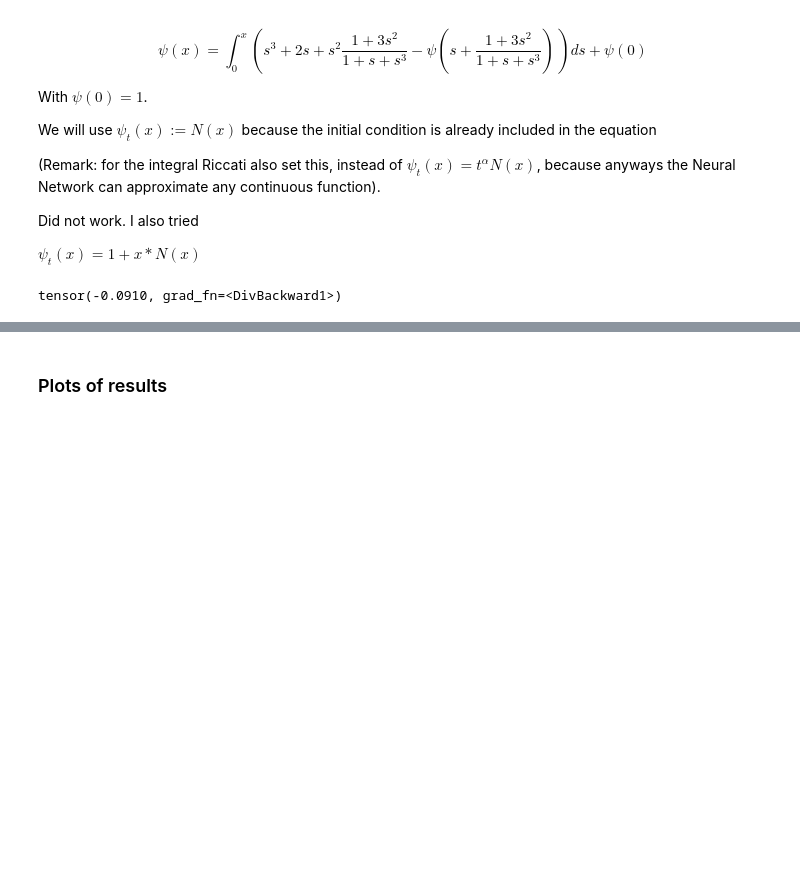
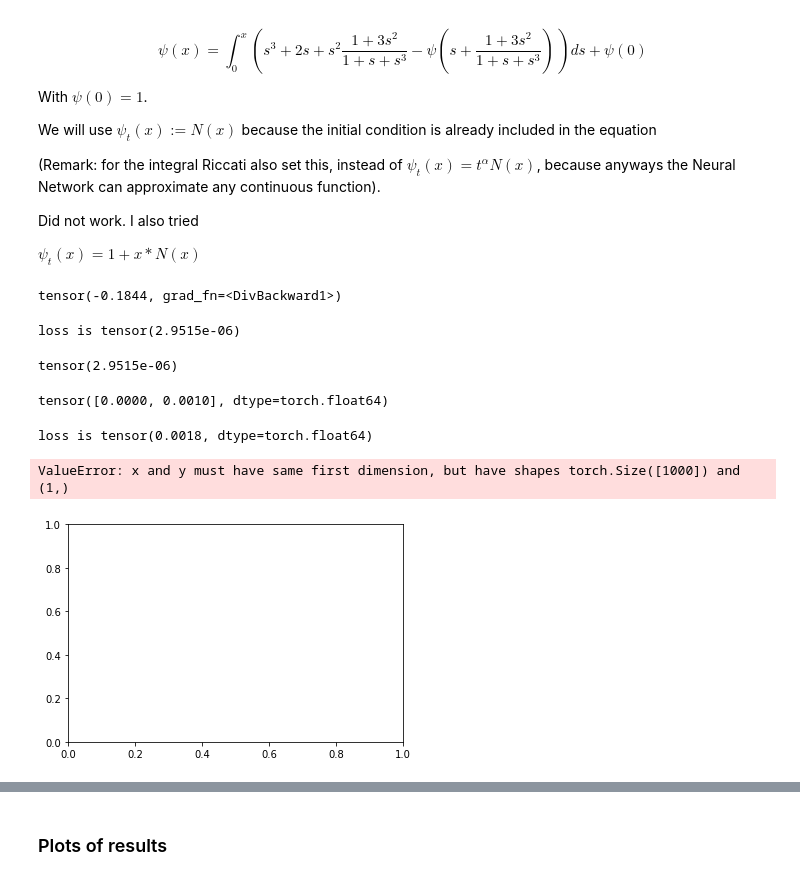
Before and after one commit to nicolahcm/code_thesis_fractional_diff_eq, a Jupyter notebook: Lagaris replicate examples.ipynb, the cells around one changed output, grey strips where cells are left out. Drawn from its saved outputs; the diff is of its cells as text; code cells hidden in the pictures; blank space fills up the shorter version.

```diff
--- a/Lagaris replicate examples.ipynb
+++ b/Lagaris replicate examples.ipynb
@@ -227,7 +229,7 @@ x = torch.Tensor(x_train)
 x.requires_grad = True
 
 
-n_rectangles = 1000000
+n_rectangles = 1000
 x_in_the_integral = np.linspace(0, 1, n_rectangles)[:, None]
 x_in_the_integral = torch.Tensor(x_in_the_integral)
 x_in_the_integral.requires_grad = True
@@ -237,23 +239,28 @@ def Integ(t):
     shape = x_truncated_up_to_t.shape[0]
     x_trun = torch.reshape(x_truncated_up_to_t, (shape,1))
 
-    y = Psi_t(x_trun)
+    y = Psi_real(x_trun)
     integrand = f_integrand(x_trun, y)
     integral = torch.trapezoid(integrand[:,0], x_trun[:,0])
 
     return integral
 # %%
-Integ(0.1)
+Integ(0.3)
 # %% [output]
-tensor(-0.0910, grad_fn=<DivBackward1>)
+tensor(-0.1844, grad_fn=<DivBackward1>)
 # %%
 def loss(x):
 
-    outputs = Psi_t(x)
-    integrals_vector = torch.tensor([[Integ(i) for i in x]]) + 1
+    outputs = Psi_real(x)
+    integrals_vector = torch.tensor([[Integ(i) for i in x]]) + psi_0
 
     final_loss = torch.mean( (outputs - integrals_vector)  ** 2)
 
     print('loss is', final_loss)
 
     return  final_loss
+# %%
+loss(torch.tensor([0.03]))
+# %% [output]
+loss is tensor(2.9515e-06)
+tensor(2.9515e-06)
@@ -260 +269,14 @@ def loss(x):
+# %%
+x_test[0:2]
+# %% [output]
+tensor([0.0000, 0.0010], dtype=torch.float64)
+# %%
+fig, ax = plt.subplots()
+x_test = torch.tensor([i for i in np.linspace(0,1,1000)])
+
+ax.plot(x_test, loss(x_test))
+# %% [output]
+loss is tensor(0.0018, dtype=torch.float64)
+ValueError: x and y must have same first dimension, but have shapes torch.Size([1000]) and (1,)
+[figure, added]
 # %%
```
Also changed, not shown: parts of 22 cells of this notebook, 1 other file.
